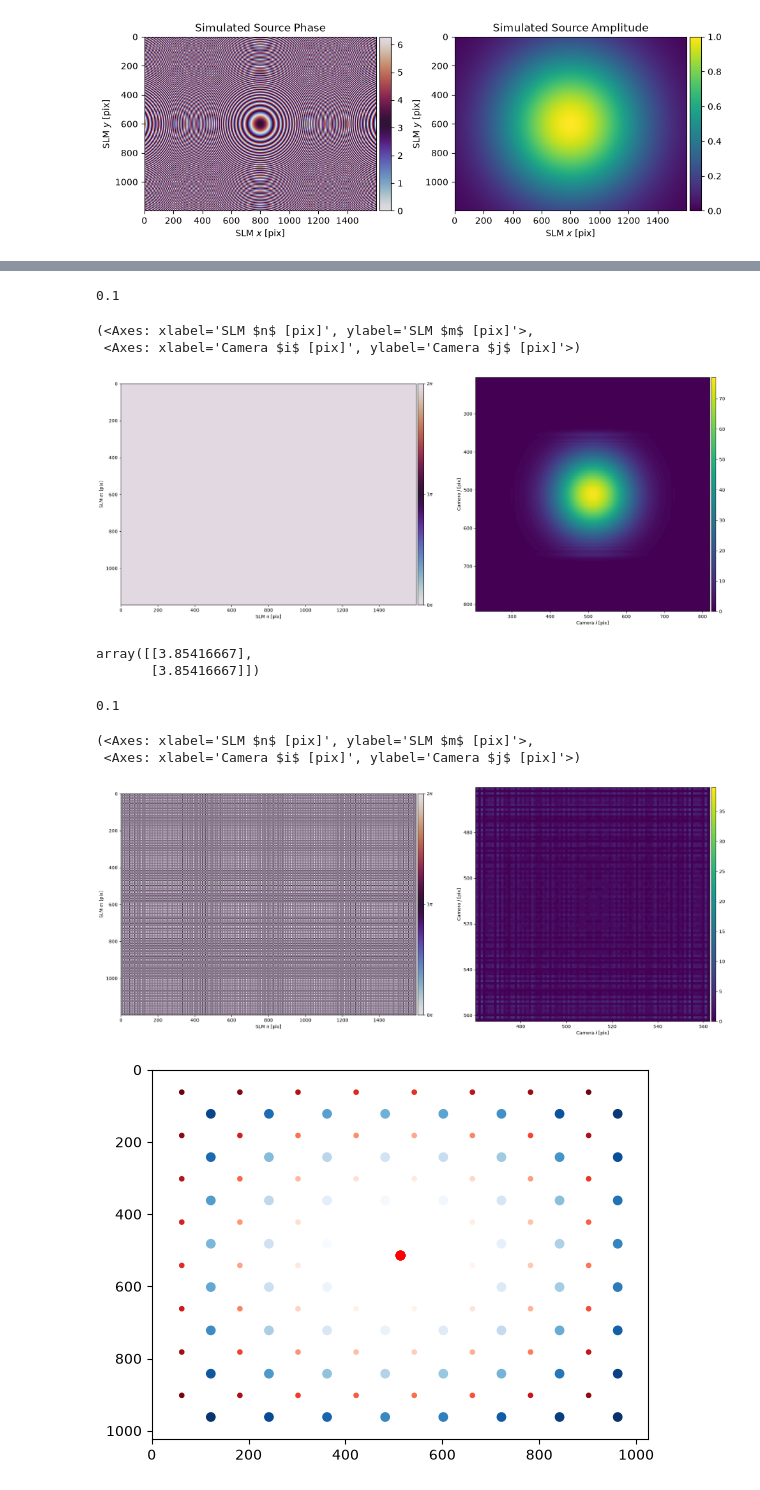
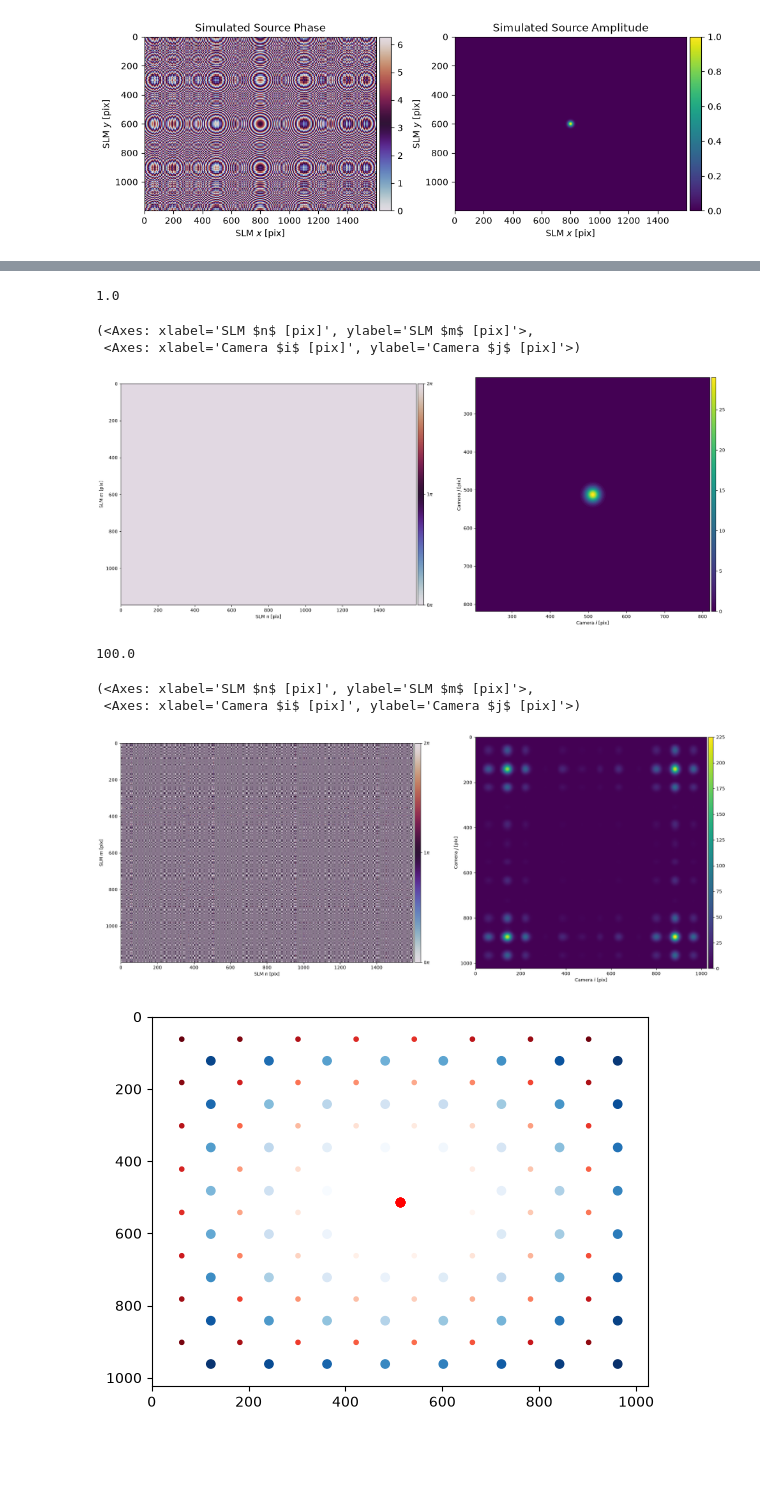
Before and after one commit to xcooke/slm, a Jupyter notebook: simulating_zernike_correction.ipynb, the cells around one changed output, grey strips where cells are left out. Cells and saved outputs as stored; diff of their text form; code cells hidden in the pictures; blank space fills up the shorter version.

```diff
--- a/simulating_zernike_correction.ipynb
+++ b/simulating_zernike_correction.ipynb
@@ -18,40 +18,40 @@ phase_aberration = zernike_sum(
     grid=slm,
     indices= [4],
     weights = [
-        45 * np.pi,
+        3* 45 * np.pi,
     ],
     aperture=None,
     use_mask=False,
 )
 
 slm.set_source_analytic(                        # Program the virtual source.
     fit_function="gaussian2d",
     units="mm",
-    wx=4,
-    wy=4,
+    wx=0.1,
+    wy=0.1,
     x0=0.0,
     y0=0.0,
     a=1.0,
     c=0.0,
     phase_offset=phase_aberration,
     sim=True
 )
 slm.plot_source(sim=True)
 
 slm.set_source_analytic(sim=False)
 
 cam = SimulatedCamera(slm, (1024, 1024), pitch_um=(4,4), gain=200)
 
 # Tie the camera and SLM together with an analytic calibration.
 fs = FourierSLM(cam, slm)
 M, b = fs.fourier_calibration_build(
     f_eff=37000.,                              # f_eff of 80000 wavelengths or 80 mm with the default 1 um wavelength
     #theta=5 * np.pi / 180,
 )
 cam.set_affine(M, b)
 fs.fourier_calibrate_analytic(M, b)
 # %% [output]
-[figure, old version]
+[figure, new version]
 {'M': array([[9250.,    0.],
         [   0., 9250.]]),
  'b': array([[512.],
@@ -70,9 +70,9 @@ fs.fourier_calibrate_analytic(M, b)
    'phase_scaling': 1.0},
   'mag': 1.0}}
 # %%
-cam.set_exposure(1e-1)
+cam.set_exposure(1e0)
 # %% [output]
-0.1
+1.0
 # %%
 # make an empty array to plot onto phase
 phase = np.zeros((1200, 1600))
@@ -80,12 +80,7 @@ fs.plot(phase=phase, cam_limits=0.6)
 # %% [output]
 (<Axes: xlabel='SLM $n$ [pix]', ylabel='SLM $m$ [pix]'>,
  <Axes: xlabel='Camera $i$ [pix]', ylabel='Camera $j$ [pix]'>)
-[figure, old version]
+[figure, new version]
-# %%
-fs.get_farfield_spot_size(basis='ij')
-# %% [output]
-array([[3.85416667],
-       [3.85416667]])
 # %%
 if "phase" in slm.source: del slm.source["phase"]
 if "wavefront_superpixel" in fs.calibrations: del fs.calibrations["wavefront_superpixel"]
@@ -129,14 +124,14 @@ phase = phase_array(
 )
 # %%
-cam.set_exposure(1e-1)
+cam.set_exposure(1e+2)
 # %% [output]
-0.1
+100.0
 # %%
-fs.plot(phase, cam_limits=0.1)
+fs.plot(phase)
 # %% [output]
 (<Axes: xlabel='SLM $n$ [pix]', ylabel='SLM $m$ [pix]'>,
  <Axes: xlabel='Camera $i$ [pix]', ylabel='Camera $j$ [pix]'>)
-[figure, old version]
+[figure, new version]
 # %%
 points_ij = fs.wavefront_calibration_points(pitch=128, plot=True)
 # %% [output]
```
Also changed, not shown: parts of 5 cells of this notebook, 5 other files.
